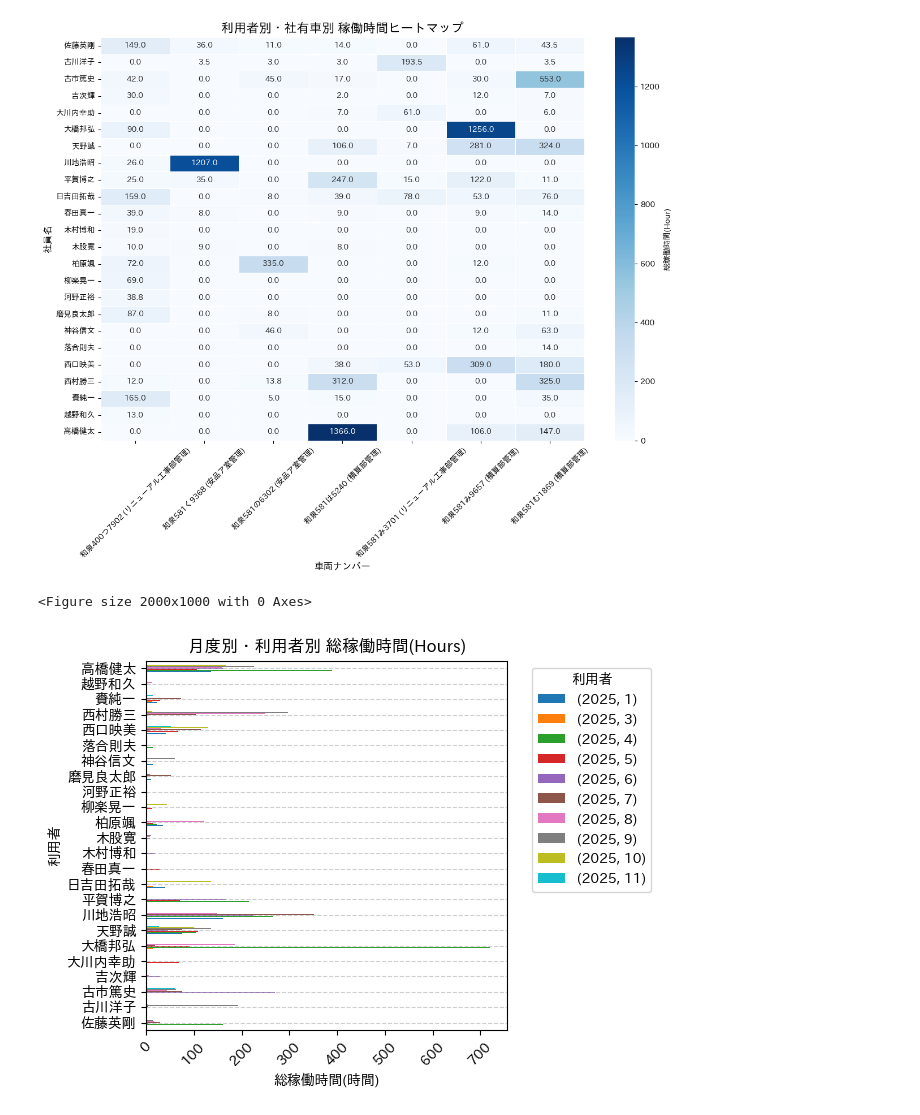
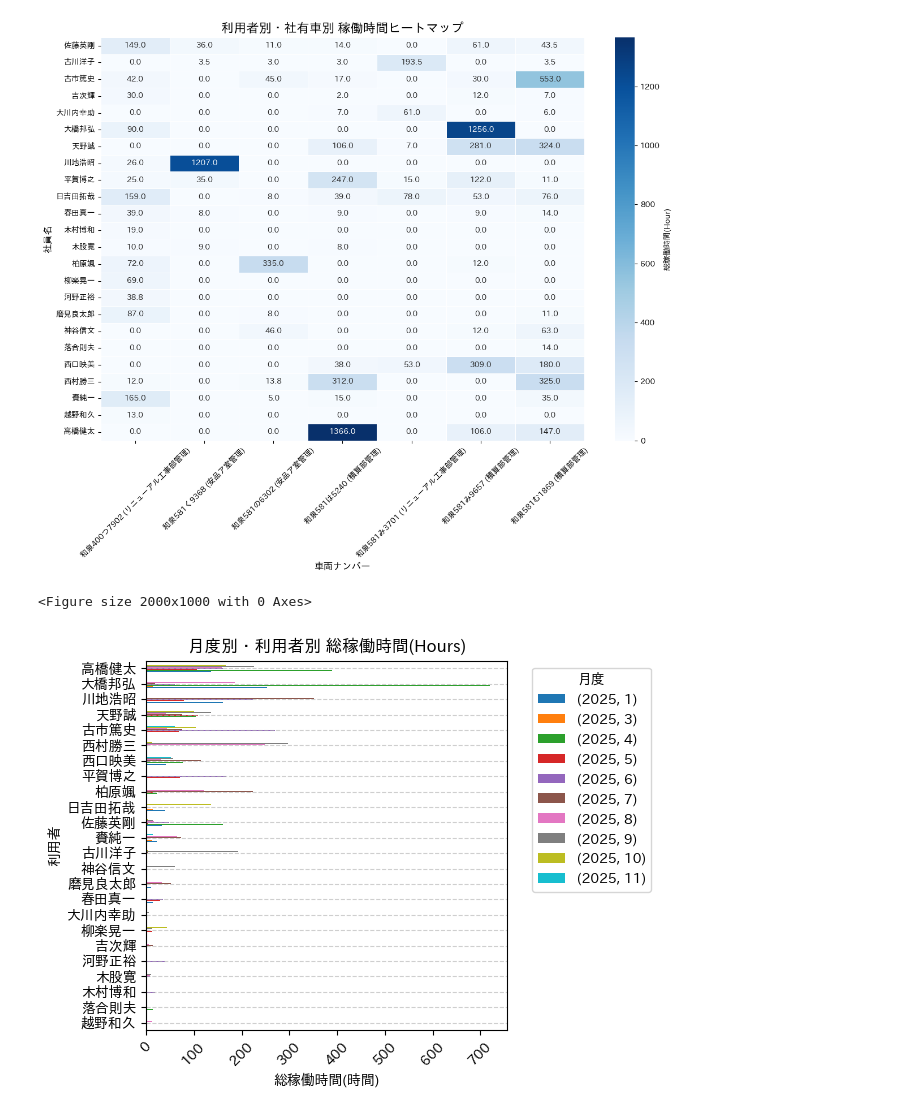
Before and after one commit to josephftoaster-beep/-biken-company-car-analysis, a Jupyter notebook: biken-car-analyser.ipynb, the cells around one changed output. Cells and saved outputs as stored; diff of their text form; code cells hidden in the pictures.

```diff
--- a/biken-car-analyser.ipynb
+++ b/biken-car-analyser.ipynb
@@ -125,33 +125,37 @@ def visualize_report(report01,report02,report03):
     plt.xlabel('車両ナンバー',fontsize=12)
     plt.ylabel('社員名', fontsize=12)
     plt.xticks(rotation=45)
     plt.yticks(rotation=0)
     plt.tight_layout()
     plt.savefig(f'company_car_heatmap_{today}.png')
     plt.show
 
+    total_usage_by_user = report03.sum(axis=1)
+    sorted_index = total_usage_by_user.sort_values(ascending=True).index
+    report03_sorted = report03.reindex(sorted_index)
+
     plt.figure(figsize=(20,10))
-    report03.plot.barh()
+    report03_sorted.plot.barh()
     plt.title('月度別・利用者別 総稼働時間(Hours)')
     plt.xlabel('総稼働時間(時間)')
     plt.xticks(rotation=45)
     plt.ylabel('利用者')
-    plt.legend(title='利用者',bbox_to_anchor=(1.05,1),loc='upper left')
+    plt.legend(title='月度',bbox_to_anchor=(1.05,1),loc='upper left')
     plt.grid(axis='y',linestyle='--',alpha=0.6)
     plt.tight_layout()
     plt.savefig(f'company_car_user_{today}.png')
     plt.show()
 
 
 
 
 
 
 df = load_and_combine_reservations()
 (repo1,repo2,repo3) = make_report(df)
 visualize_report(repo1,repo2,repo3)
 # %% [output]
 [figure]
 [figure]
 <Figure size 2000x1000 with 0 Axes>
-[figure, old version]
+[figure, new version]
```
